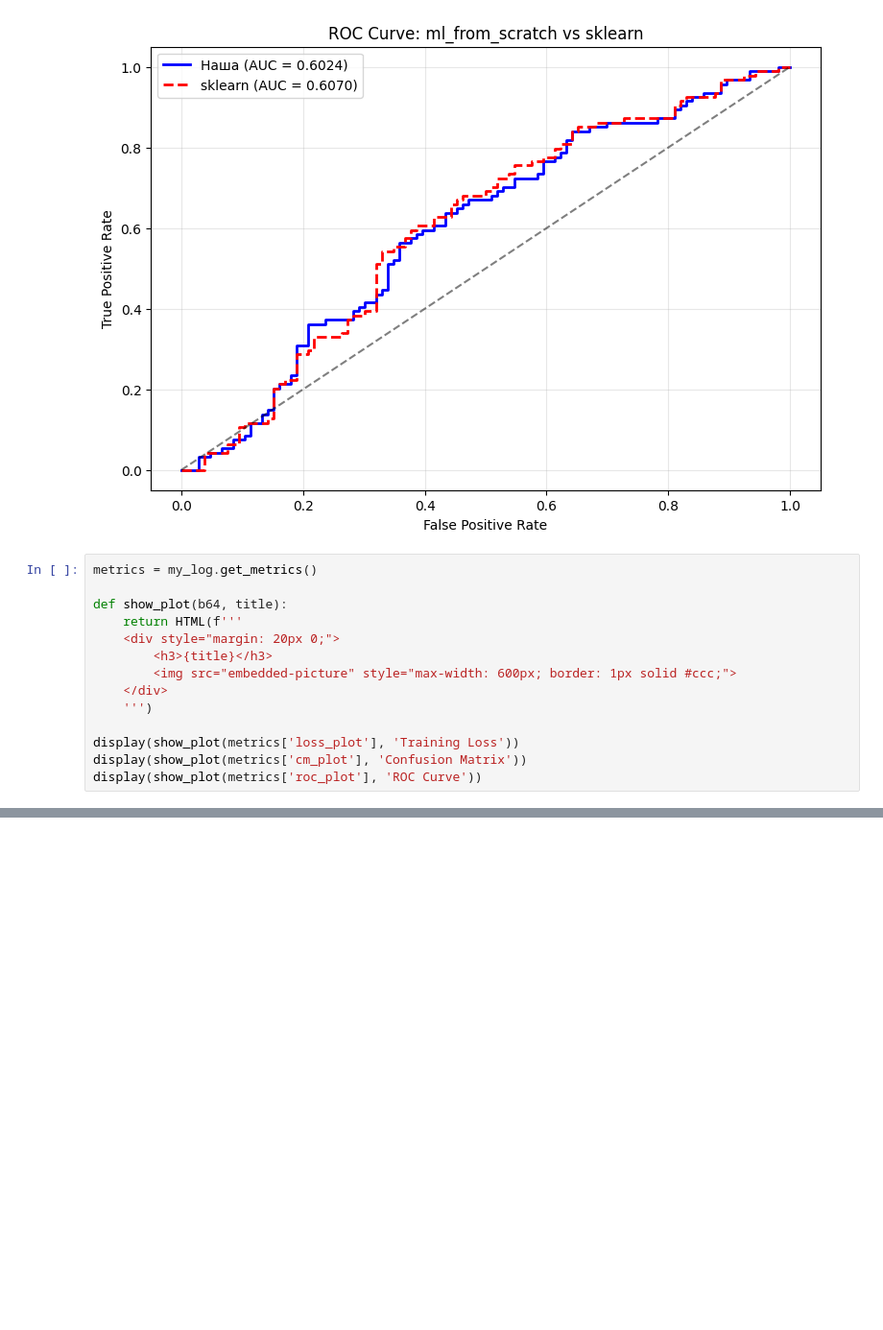
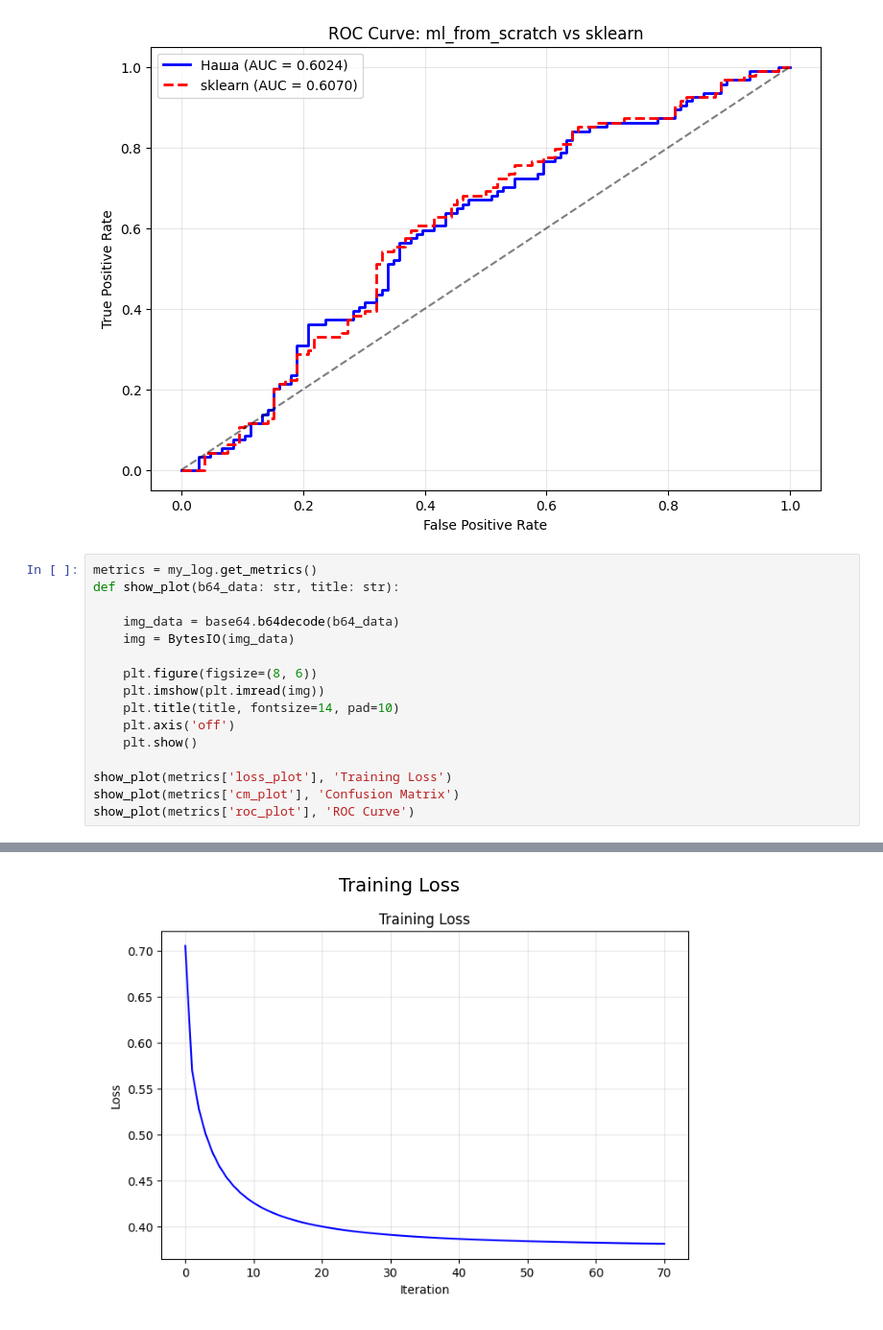
Before and after one commit to malakhovs04/my-sklearn, a Jupyter notebook: comparing.ipynb, the cells around one changed output, grey strips where cells are left out. Shown at 96% size. Cells and saved outputs as stored; diff of their text form; blank space fills up the shorter version.

Commit message:
changing graph result

```diff
--- a/comparing.ipynb
+++ b/comparing.ipynb
@@ -202,16 +202,18 @@ plt.show()
 [figure]
 # %%
 metrics = my_log.get_metrics()
+def show_plot(b64_data: str, title: str):
 
-def show_plot(b64, title):
-    return HTML(f'''
-    <div style="margin: 20px 0;">
-        <h3>{title}</h3>
-        <img src="embedded-picture" style="max-width: 600px; border: 1px solid #ccc;">
-    </div>
-    ''')
+    img_data = base64.b64decode(b64_data)
+    img = BytesIO(img_data)
 
-display(show_plot(metrics['loss_plot'], 'Training Loss'))
-display(show_plot(metrics['cm_plot'], 'Confusion Matrix'))
-display(show_plot(metrics['roc_plot'], 'ROC Curve'))
+    plt.figure(figsize=(8, 6))
+    plt.imshow(plt.imread(img))
+    plt.title(title, fontsize=14, pad=10)
+    plt.axis('off')
+    plt.show()
+
+show_plot(metrics['loss_plot'], 'Training Loss')
+show_plot(metrics['cm_plot'], 'Confusion Matrix')
+show_plot(metrics['roc_plot'], 'ROC Curve')
 # %% [output]
@@ -220,0 +220 @@ display(show_plot(metrics['roc_plot'], 'ROC Curve'))
+[figure, added]
```
Also changed, not shown: parts of 3 cells of this notebook, 2 other files.
